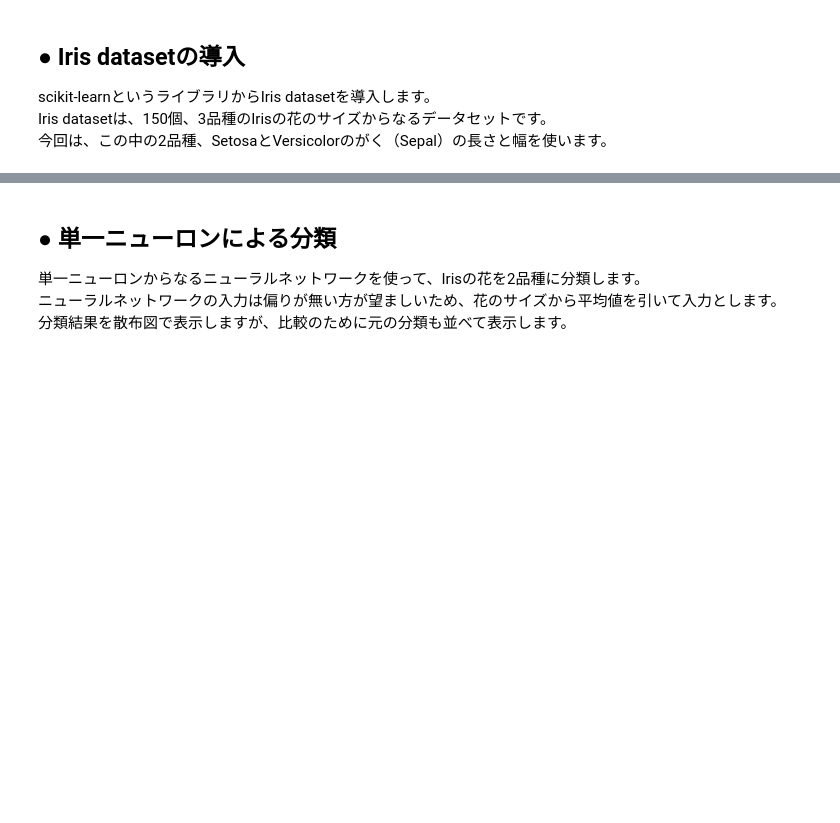
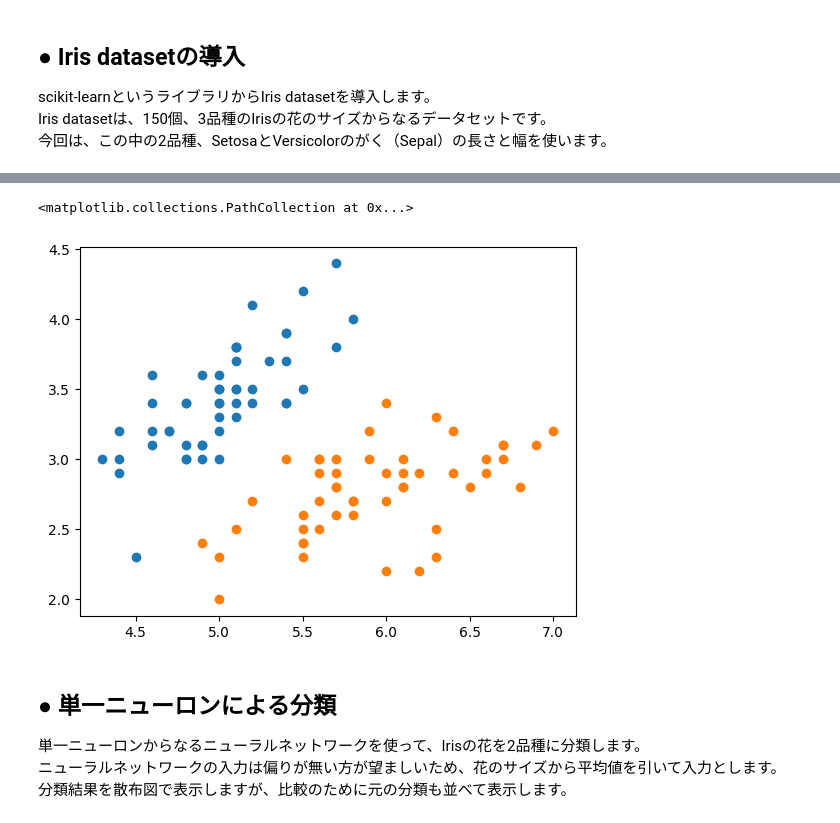
Before and after one commit to TXXXW-WQ/Google-Colab-tutorial, a Jupyter notebook: section_4/external_data.ipynb, the cells around one changed output, grey strips where cells are left out. Saved outputs shown, nothing was run; the diff lists cells and outputs as text; code cells hidden in the pictures; blank space fills up the shorter version.

```diff
--- a/section_4/external_data.ipynb
+++ b/section_4/external_data.ipynb
@@ -39,3 +39,26 @@ plt.show()
+# %%
+# コードの練習用
+import numpy as np
+import matplotlib.pyplot as plt
+from sklearn import datasets
+
+iris = datasets.load_iris()
+
+iris_data = iris.data
+# print(iris_data)
+# print(iris_data.shape)
+
+st_data = iris_data[:50]
+vs_data = iris_data[50:100]
+
+# scatter() : 散布図
+# plot() : クイックにプロットする(線グラフになる)
+
+plt.scatter(st_data[:, 0], st_data[:, 1], label="Setosa")
+plt.scatter(vs_data[:, 0], vs_data[:, 1], label="Versicolor")
+# %% [output]
+<matplotlib.collections.PathCollection at 0x...>
+[figure, added]
 # %% [markdown]
 ## ● 単一ニューロンによる分類
 単一ニューロンからなるニューラルネットワークを使って、Irisの花を2品種に分類します。
```
Also changed, not shown: parts of 4 cells of this notebook.
